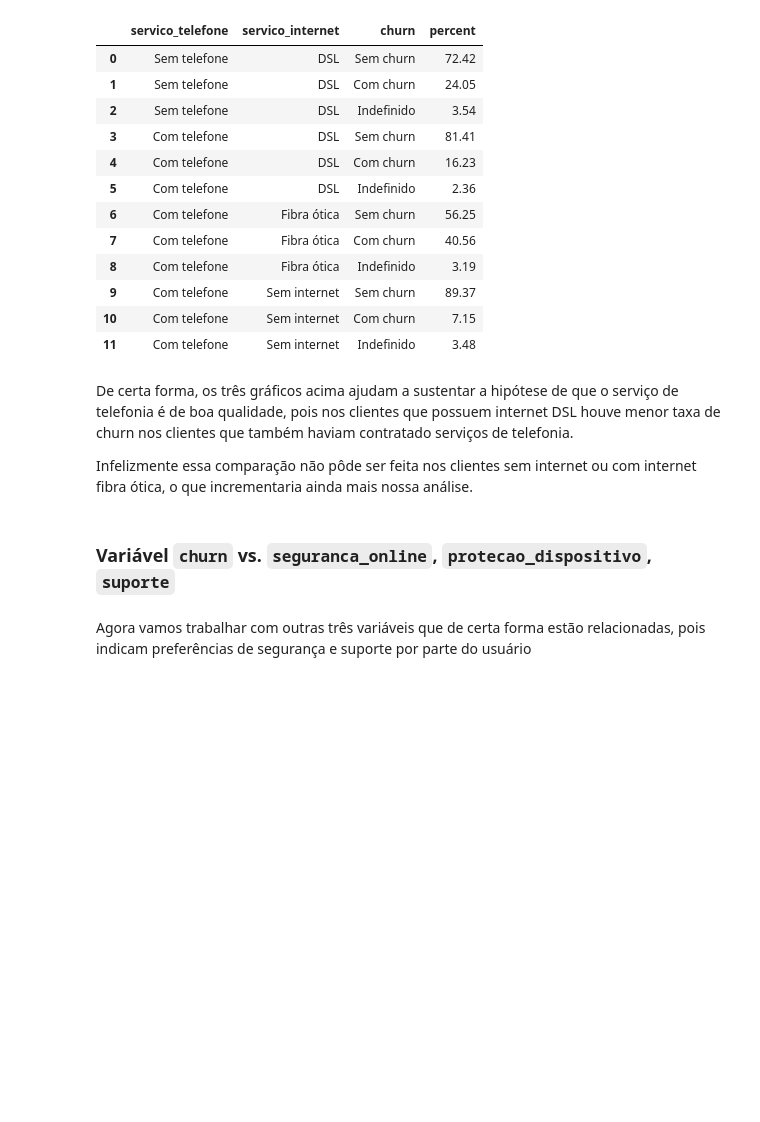
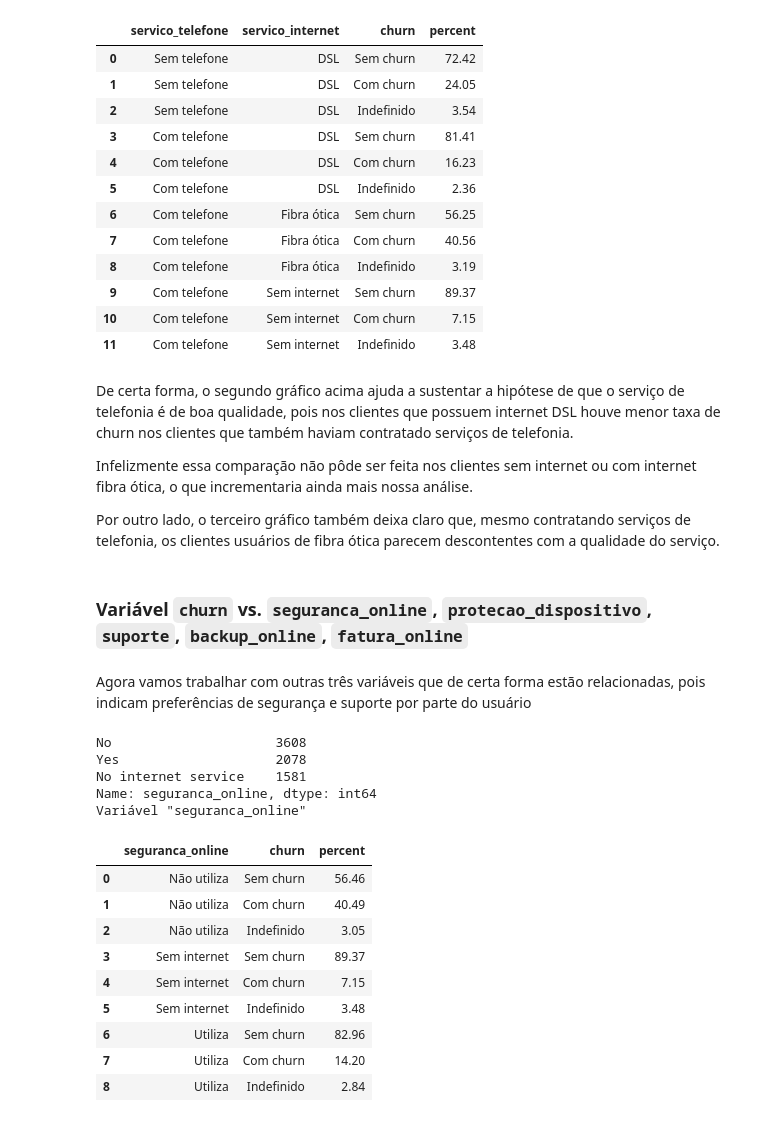
Before and after one commit to jackson-simionato/challenge_alura_DS01, a Jupyter notebook: week_2_challenge_alura_DS_2022_05.ipynb, the cells around one changed output. Cells and saved outputs as stored; diff of their text form; code cells hidden in the pictures; blank space fills up the shorter version.

```diff
--- a/week_2_challenge_alura_DS_2022_05.ipynb
+++ b/week_2_challenge_alura_DS_2022_05.ipynb
@@ -387,10 +386,12 @@ fig.show()
 | 10 | Com telefone | Sem internet | Com churn | 7.15 |
 | 11 | Com telefone | Sem internet | Indefinido | 3.48 |
 # %% [markdown]
-De certa forma, os três gráficos acima ajudam a sustentar a hipótese de que o serviço de telefonia é de boa qualidade, pois nos clientes que possuem internet DSL houve menor taxa de churn nos clientes que também haviam contratado serviços de telefonia.
+De certa forma, o segundo gráfico acima ajuda a sustentar a hipótese de que o serviço de telefonia é de boa qualidade, pois nos clientes que possuem internet DSL houve menor taxa de churn nos clientes que também haviam contratado serviços de telefonia.
 
 Infelizmente essa comparação não pôde ser feita nos clientes sem internet ou com internet fibra ótica, o que incrementaria ainda mais nossa análise.
+
+Por outro lado, o terceiro gráfico também deixa claro que, mesmo contratando serviços de telefonia, os clientes usuários de fibra ótica parecem descontentes com a qualidade do serviço.
 # %% [markdown]
-### Variável `churn` vs. `seguranca_online`, `protecao_dispositivo`, `suporte`
+### Variável `churn` vs. `seguranca_online`, `protecao_dispositivo`, `suporte`, `backup_online`, `fatura_online`
 # %% [markdown]
 Agora vamos trabalhar com outras três variáveis que de certa forma estão relacionadas, pois indicam preferências de segurança e suporte por parte do usuário
@@ -398,0 +398,33 @@ Agora vamos trabalhar com outras três variáveis que de certa forma estão rela
+# %%
+# Distrubição de churn com relação aos serviços de segurança online contratados pelos usuários
+print(dados.seguranca_online.value_counts())
+
+cross_churn_seguranca_online = pd.crosstab(dados.churn, dados.seguranca_online, normalize='columns').unstack().reset_index().rename(columns={0:'percent'})
+cross_churn_seguranca_online.percent = round(cross_churn_seguranca_online.percent * 100, 2)
+
+cross_churn_seguranca_online.seguranca_online.replace({'No':'Não utiliza', 'No internet service':'Sem internet','Yes':'Utiliza'}, inplace=True)
+cross_churn_seguranca_online.churn.replace({'No':'Sem churn', 'Yes':'Com churn','undefined':'Indefinido'}, inplace=True)
+
+print('Variável "seguranca_online"')
+display(cross_churn_seguranca_online)
+
+bar = px.bar(x=cross_churn_seguranca_online.seguranca_online,y=cross_churn_seguranca_online.percent, labels={'x':'Serviço de segurança online', 'y':'Porcentagem'}, text_auto=True, color=cross_churn_seguranca_online.churn, barmode='stack',
+color_discrete_sequence=['green','red','grey'], title='Distribuição de churn com relação à variável "seguranca_online"')
+
+bar.show()
+# %% [output]
+No                     3608
+Yes                    2078
+No internet service    1581
+Name: seguranca_online, dtype: int64
+Variável "seguranca_online"
+|  | seguranca_online | churn | percent |
+| 0 | Não utiliza | Sem churn | 56.46 |
+| 1 | Não utiliza | Com churn | 40.49 |
+| 2 | Não utiliza | Indefinido | 3.05 |
+| 3 | Sem internet | Sem churn | 89.37 |
+| 4 | Sem internet | Com churn | 7.15 |
+| 5 | Sem internet | Indefinido | 3.48 |
+| 6 | Utiliza | Sem churn | 82.96 |
+| 7 | Utiliza | Com churn | 14.20 |
+| 8 | Utiliza | Indefinido | 2.84 |
```
Also changed, not shown: parts of 17 cells of this notebook.
